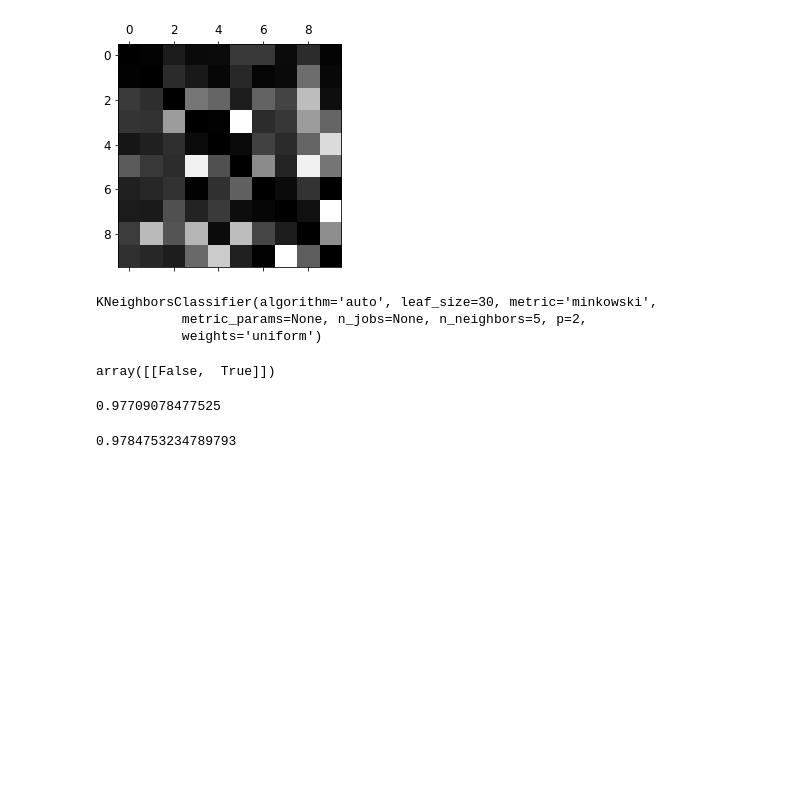
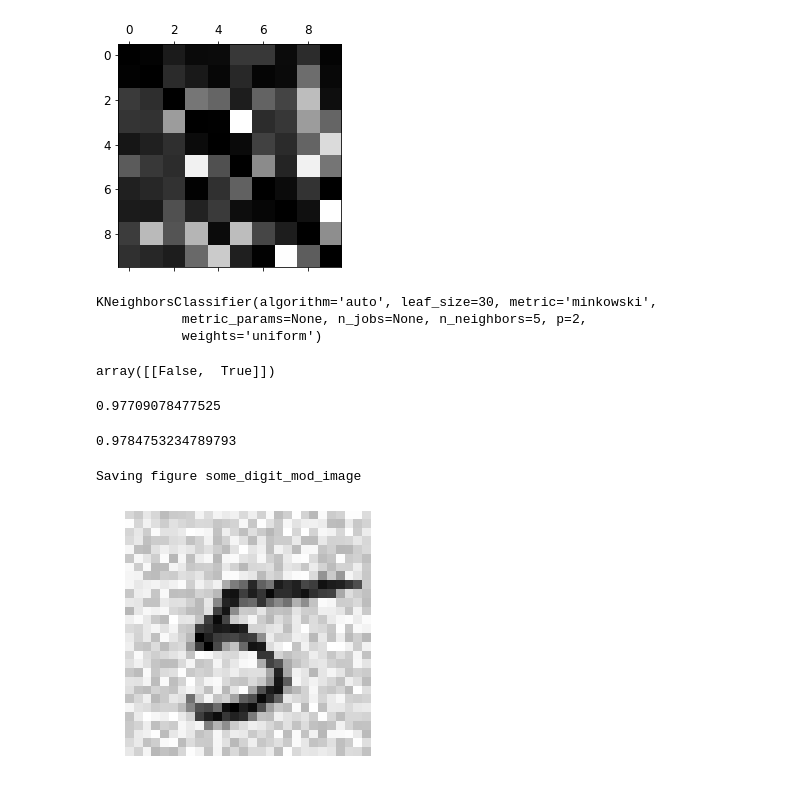
Before and after one commit to jongwonwoo/handson-ml, a Jupyter notebook: 03_classification_clone.ipynb, the cells around one changed output. Cells and saved outputs as stored; diff of their text form; code cells hidden in the pictures; blank space fills up the shorter version.

```diff
--- a/03_classification_clone.ipynb
+++ b/03_classification_clone.ipynb
@@ -48,8 +48,7 @@ y.shape
 # %% [output]
 (70000,)
 # %%
-some_digit = X[36000]
-some_digit_image = some_digit.reshape(28, 28)
-plt.imshow(some_digit_image, cmap=mpl.cm.binary, interpolation='nearest')
-plt.axis('off')
-save_fig('some_digit')
+def plot_digit(data):
+    image = data.reshape(28, 28)
+    plt.imshow(image, cmap = mpl.cm.binary, interpolation="nearest")
+    plt.axis("off")
@@ -304,3 +307,19 @@ f1_score(y_multilabel, y_train_knn_pred, average='macro')
 f1_score(y_multilabel, y_train_knn_pred, average='weighted')
 # %% [output]
 0.9784753234789793
+# %%
+import numpy.random as rnd
+noise = rnd.randint(0, 100, (len(X_train), 784))
+X_train_mod = X_train + noise
+noise = rnd.randint(0, 100, (len(X_test), 784))
+X_test_mod = X_test + noise
+y_train_mod = X_train
+y_test_mod = X_test
+# %%
+some_index = 5500
+some_digit_mod = X_test_mod[some_index]
+plot_digit(some_digit_mod)
+save_fig('some_digit_mod_image')
+# %% [output]
+Saving figure some_digit_mod_image
+[figure, added]
```
Also changed, not shown: parts of 3 cells of this notebook.
